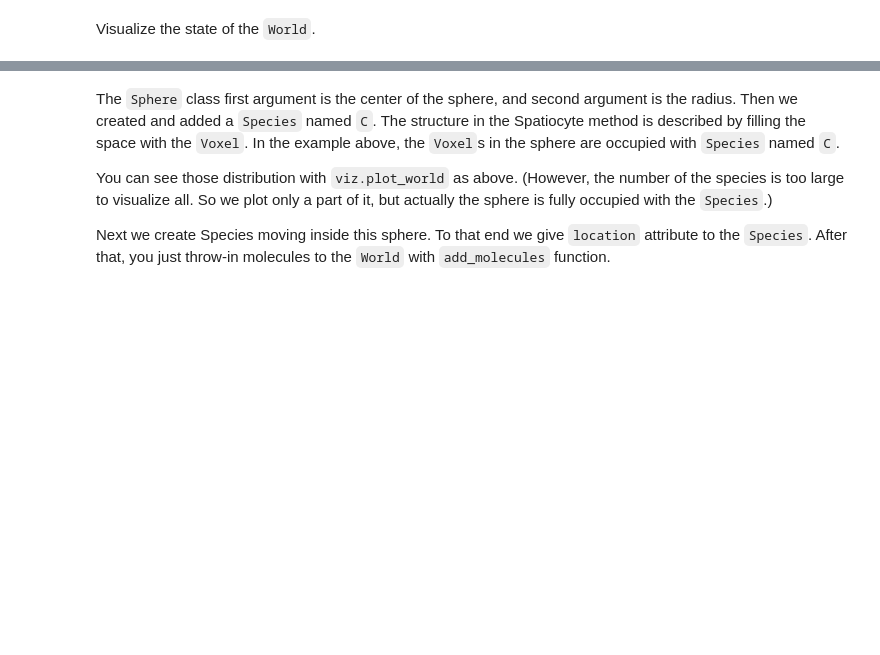
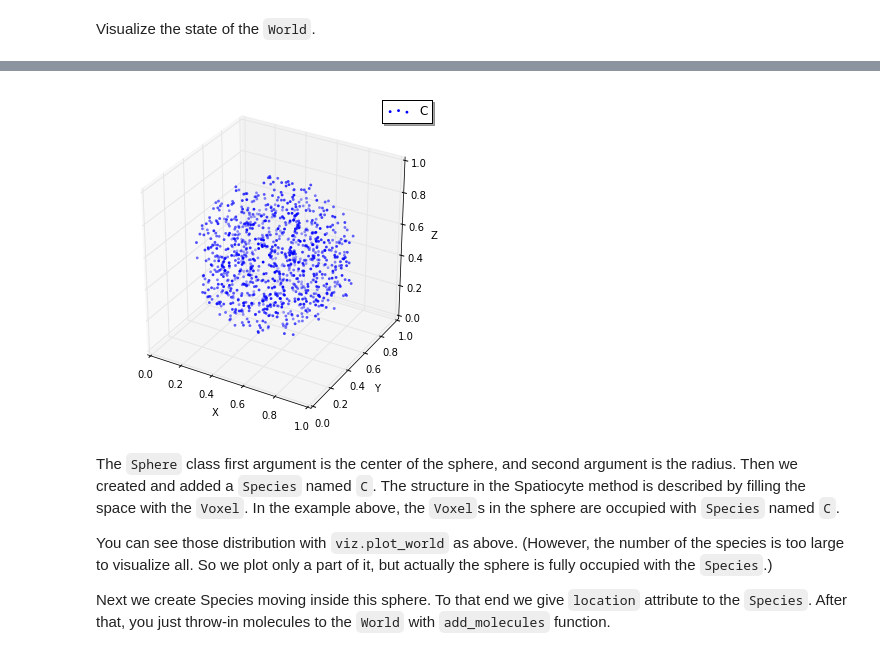
Before and after one commit to ecell/ecell4_base, a Jupyter notebook: ipynb/Tutorials/10. Spatiocyte Method.ipynb, the cells around one changed output, grey strips where cells are left out. Saved outputs shown, nothing was run; the diff lists cells and outputs as text; code cells hidden in the pictures; blank space fills up the shorter version.

```diff
--- a/ipynb/Tutorials/10. Spatiocyte Method.ipynb
+++ b/ipynb/Tutorials/10. Spatiocyte Method.ipynb
@@ -221,5 +223,6 @@ print(w.add_structure(Species('C'), sph))  # will print 539805
 # %% [markdown]
 Visualize the state of the `World`.
 # %%
-viz.plot_world(w)
+viz.plot_world(w, interactive=False)
+# viz.plot_world(w)
 # %% [output]
@@ -227,3 +229,4 @@ viz.plot_world(w)
+[figure, added]
 # %% [markdown]
 The `Sphere` class first argument is the center of the sphere, and second argument is the radius.
 Then we created and added a `Species` named `C`.
```
Also changed, not shown: parts of 10 cells of this notebook, 6 other files.
